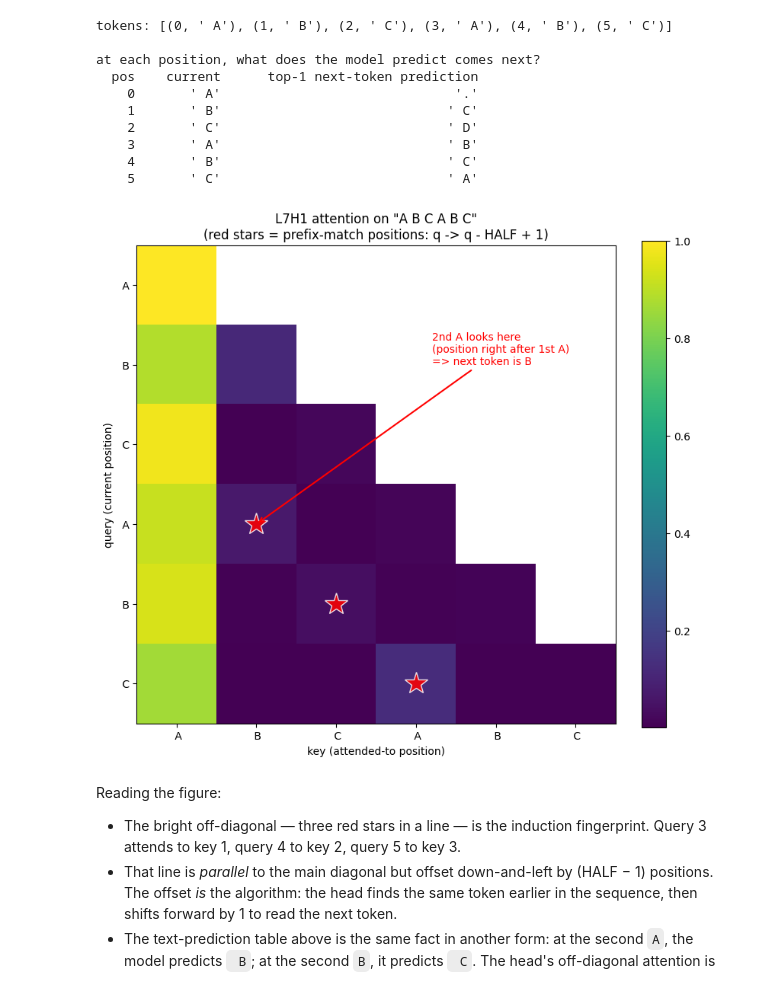
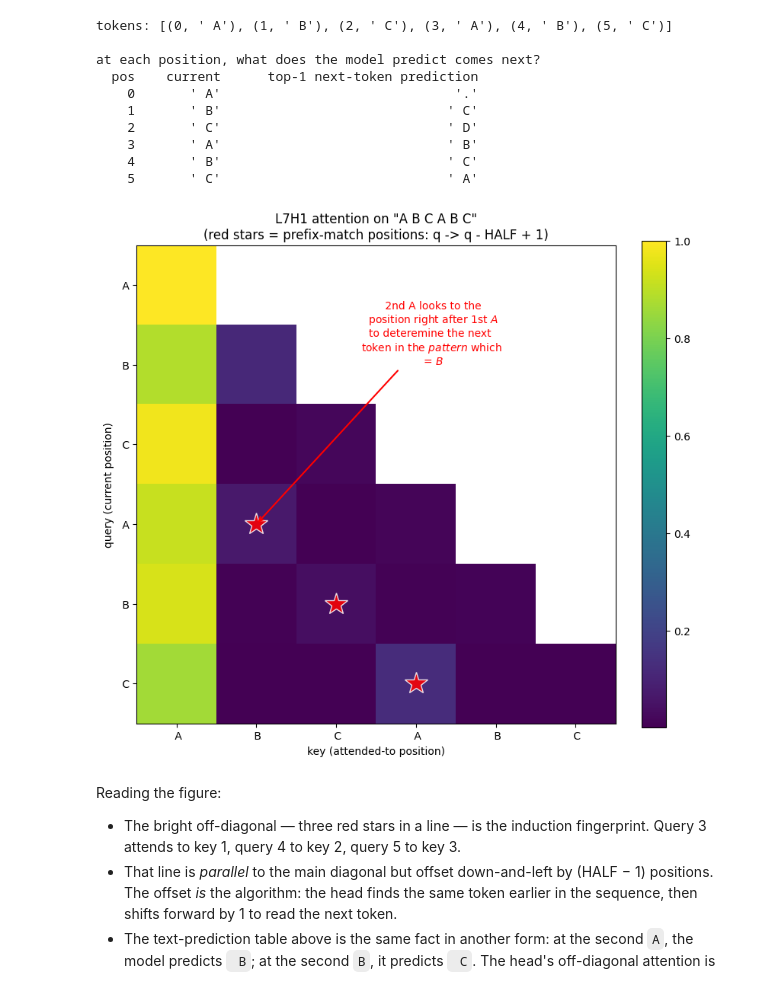
Before and after one commit to cam-berger/pythia-motif-emergence, a Jupyter notebook: notebooks/induction_heads_proof.ipynb, the cells around one changed output. Saved outputs shown, nothing was run; the diff lists cells and outputs as text; code cells hidden in the pictures.

```diff
--- a/notebooks/induction_heads_proof.ipynb
+++ b/notebooks/induction_heads_proof.ipynb
@@ -181,36 +181,36 @@ n_abc = len(abc_str)
 mask_abc = upper_tri_mask(n_abc)
 pat_masked = np.ma.masked_array(pat, mask_abc)
 im = ax.imshow(pat_masked, cmap='viridis')
 
 ax.set_xticks(range(n_abc))
 ax.set_yticks(range(n_abc))
 ax.set_xticklabels(abc_str)
 ax.set_yticklabels(abc_str)
 ax.set_xlabel('key (attended-to position)')
 ax.set_ylabel('query (current position)')
 ax.set_title(f'L{L}H{H} attention on "A B C A B C"\n'
              '(red stars = prefix-match positions: q -> q - HALF + 1)')
 
 half_abc = n_abc // 2
 for q in range(half_abc, n_abc):
     k = q - half_abc + 1
     if k < q:
         ax.plot(k, q, marker='*', color='red', markersize=22, alpha=0.85,
                 markeredgecolor='white', markeredgewidth=1.0)
 
 # Annotate one cell explicitly: 2nd A (q=3) attends to position after 1st A (k=1).
 ax.annotate(
-    '2nd A looks here\n(position right after 1st A)\n=> next token is B',
+    ' 2nd A looks to the\n position right after 1st $\mathit{A}$\nto deteremine the next \ntoken in the $\mathit{pattern}$ which \n = $\mathit{B}$',
     xy=(1, 3), xytext=(3.2, 1.0),
-    fontsize=10, color='red', ha='left',
+    fontsize=10, color='red', ha='center',
     arrowprops=dict(arrowstyle='->', color='red', lw=1.5),
 )
 
 plt.colorbar(im, ax=ax, fraction=0.046)
 plt.tight_layout()
 plt.show()
 # %% [output]
-[figure, old version]
+[figure, new version]
 # %% [markdown]
 Reading the figure:
 
```
